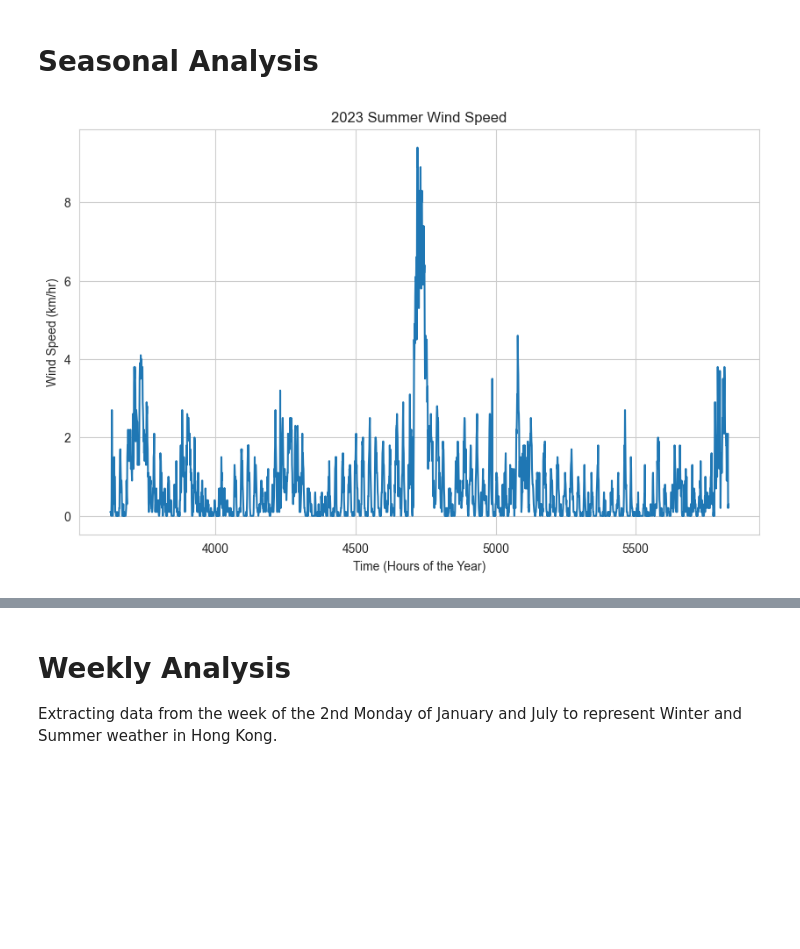
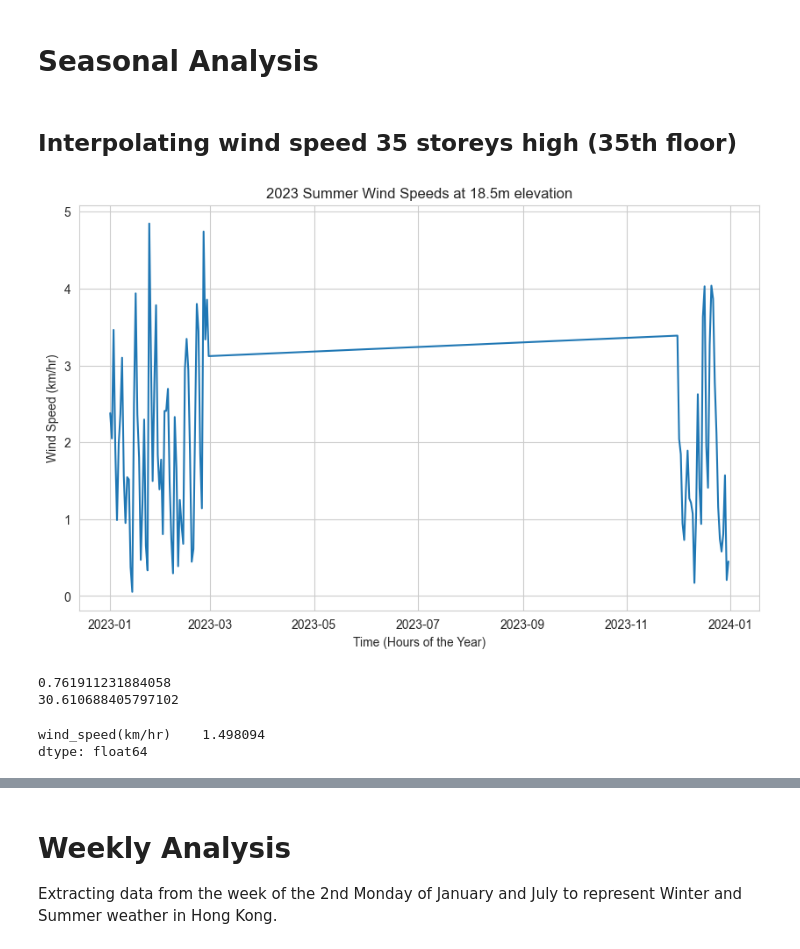
Before and after one commit to marcohl5/ME404_HongKongWeather, a Jupyter notebook: qc.ipynb, the cells around one changed output, grey strips where cells are left out. Cells and saved outputs as stored; diff of their text form; code cells hidden in the pictures; blank space fills up the shorter version.

Commit message:
+ some graphs

```diff
--- a/qc.ipynb
+++ b/qc.ipynb
@@ -142,15 +158,37 @@ plt.show()
 # %% [markdown]
 # Seasonal Analysis
+# %%
+df_summer = df[(df["date"] >= "2023-06-01") & (df["date"] < "2023-09-01")].copy()
+df_winter = df[ (df["date"] < "2023-03-01") |
+               (df["date"] >= "2023-12-01")].copy()
+# %% [markdown]
+## Interpolating wind speed 35 storeys high (35th floor)
 # %%
-df_summer = df[(df["date"] >= "2023-06-01") & (df["date"] < "2023-09-01")].copy()
-
 plt.figure(figsize=(10, 6))
 
-sns.lineplot(x="hour", y="wind_speed(km/hr)", data=df_summer)
-plt.title("2023 Summer Wind Speed")
+df_summer_day = df_summer.groupby("date")[["wind_speed(km/hr)",
+                                           "temp(c)",
+                                           "rel_humid(%)"]].mean().reset_index()
+
+df_winter_day = df_winter.groupby("date")["wind_speed(km/hr)"].mean().reset_index()
+
+sns.lineplot(x="date", y="wind_speed(km/hr)", data=df_winter_day)
+plt.title("2023 Summer Wind Speeds at 18.5m elevation")
 plt.ylabel("Wind Speed (km/hr)")
 plt.xlabel("Time (Hours of the Year)")
 # plt.xticks(list(df_summer["hour"][::24]) + [df_summer["hour"].iloc[-1]])
 plt.show()
 # %% [output]
-[figure, old version]
+[figure, new version]
+# %%
+print(df_summer_day["wind_speed(km/hr)"].mean())
+print(df_summer_day["temp(c)"].mean())
+# %% [output]
+0.761911231884058
+30.610688405797102
+# %%
+df_test = df[["date", "wind_speed(km/hr)"]].groupby("date").mean()
+df_test.mean()
+# %% [output]
+wind_speed(km/hr)    1.498094
+dtype: float64
```
Also changed, not shown: parts of 17 cells of this notebook, 1 other file.
